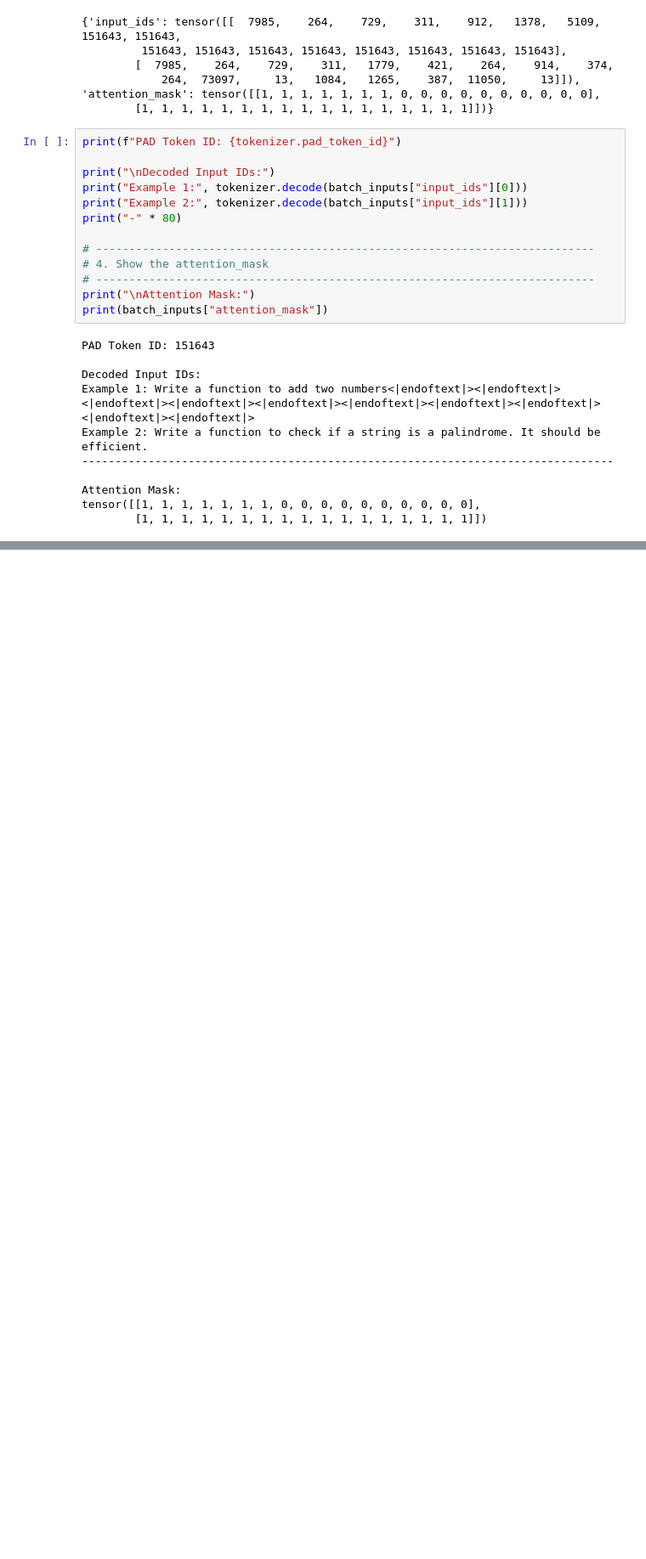
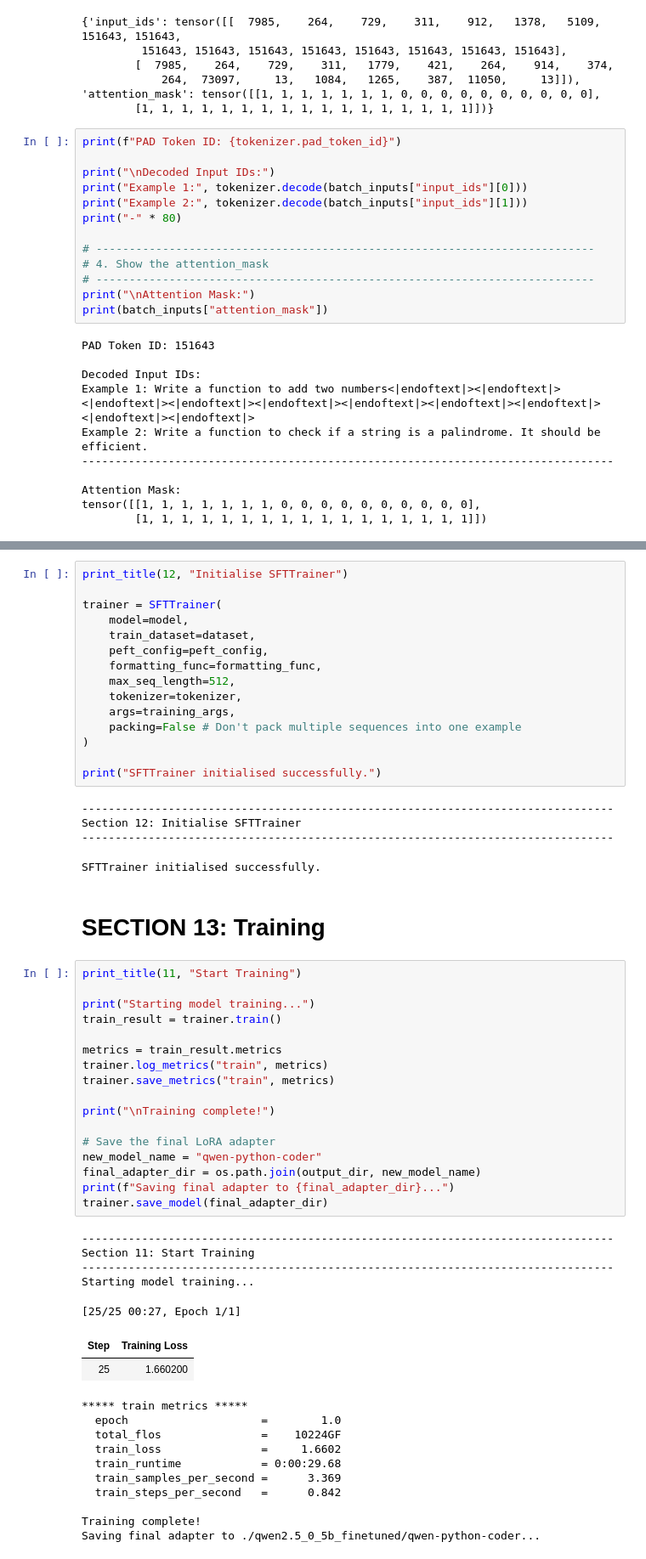
Before and after one commit to Adnan525/LLM_FineTuning, a Jupyter notebook: Finetuning.ipynb, the cells around one changed output, grey strips where cells are left out. Shown at 85% size. Saved outputs shown, nothing was run; the diff lists cells and outputs as text; blank space fills up the shorter version.

```diff
--- a/Finetuning.ipynb
+++ b/Finetuning.ipynb
@@ -751,0 +949,57 @@ tensor([[1, 1, 1, 1, 1, 1, 1, 0, 0, 0, 0, 0, 0, 0, 0, 0, 0],
+# %%
+print_title(12, "Initialise SFTTrainer")
+
+trainer = SFTTrainer(
+    model=model,
+    train_dataset=dataset,
+    peft_config=peft_config,
+    formatting_func=formatting_func,
+    max_seq_length=512,
+    tokenizer=tokenizer,
+    args=training_args,
+    packing=False # Don't pack multiple sequences into one example
+)
+
+print("SFTTrainer initialised successfully.")
+# %% [output]
+--------------------------------------------------------------------------------
+Section 12: Initialise SFTTrainer
+--------------------------------------------------------------------------------
+SFTTrainer initialised successfully.
+# %% [markdown]
+# SECTION 13: Training
+# %%
+print_title(11, "Start Training")
+
+print("Starting model training...")
+train_result = trainer.train()
+
+metrics = train_result.metrics
+trainer.log_metrics("train", metrics)
+trainer.save_metrics("train", metrics)
+
+print("\nTraining complete!")
+
+# Save the final LoRA adapter
+new_model_name = "qwen-python-coder"
+final_adapter_dir = os.path.join(output_dir, new_model_name)
+print(f"Saving final adapter to {final_adapter_dir}...")
+trainer.save_model(final_adapter_dir)
+# %% [output]
+--------------------------------------------------------------------------------
+Section 11: Start Training
+--------------------------------------------------------------------------------
+Starting model training...
+[25/25 00:27, Epoch 1/1]
+| Step | Training Loss |
+| 25 | 1.660200 |
+***** train metrics *****
+  epoch                    =        1.0
+  total_flos               =    10224GF
+  train_loss               =     1.6602
+  train_runtime            = 0:00:29.68
+  train_samples_per_second =      3.369
+  train_steps_per_second   =      0.842
+
+Training complete!
+Saving final adapter to ./qwen2.5_0_5b_finetuned/qwen-python-coder...
```
Also changed, not shown: parts of 17 cells of this notebook, 1 other file.
